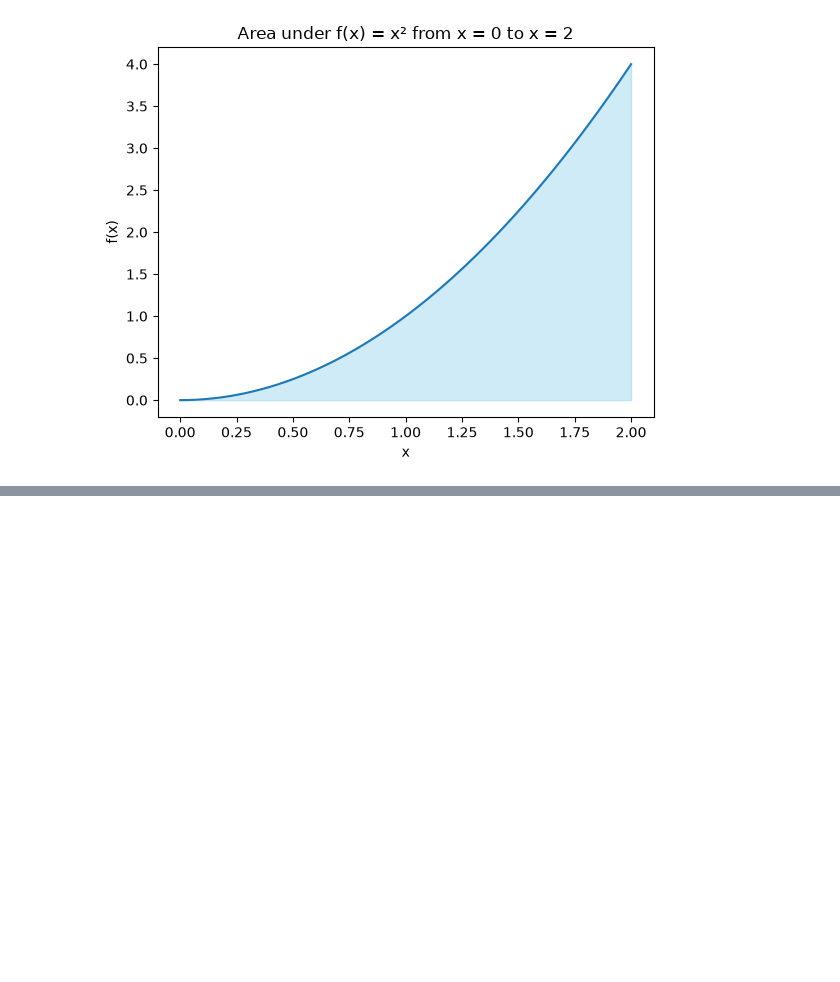
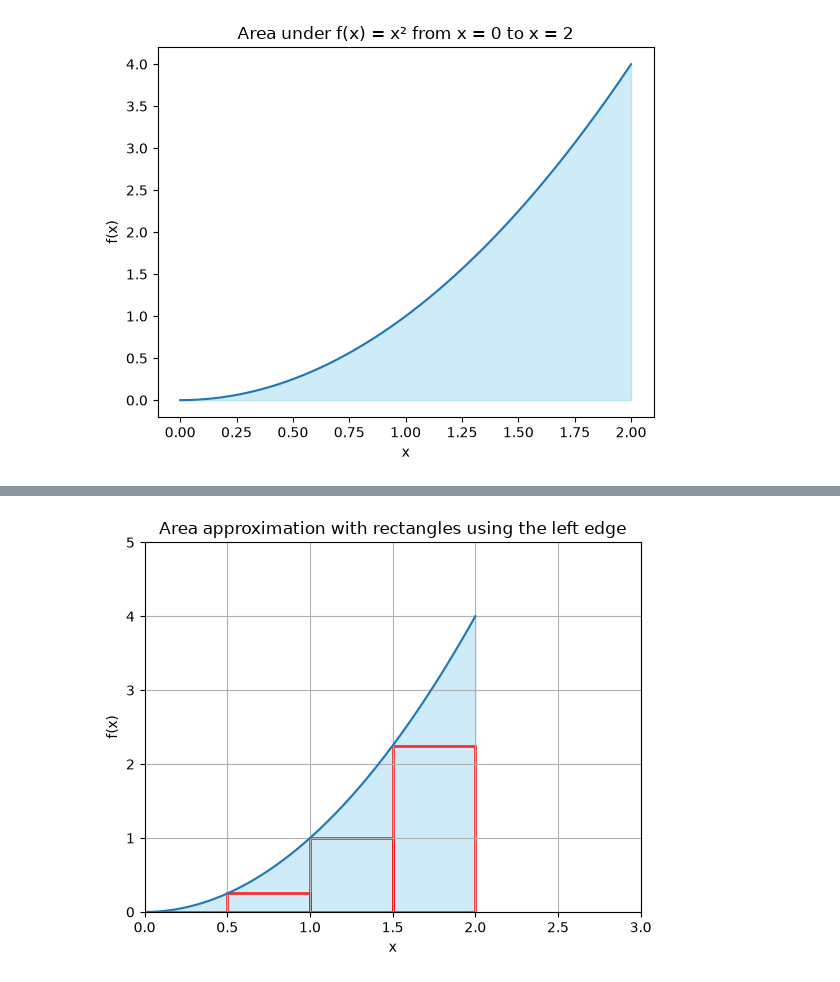
Before and after one commit to Edgybug/integrals-course-project, a Jupyter notebook: course_project.ipynb, the cells around one changed output, grey strips where cells are left out. Drawn from its saved outputs; the diff is of its cells as text; code cells hidden in the pictures; blank space fills up the shorter version.

Commit message:
Working on Chapter 2, adding visualisations and custom functions for drawinig rectangles

```diff
--- a/course_project.ipynb
+++ b/course_project.ipynb
@@ -90,0 +119,23 @@ But this chapter should be relatively short.
+# %%
+
+x = np.linspace(0, 2, 1000)
+y = x**2
+
+plt.plot(x, y)
+plt.fill_between(x, y, color="skyblue", alpha=0.4)
+
+draw_rect(plt.gca(),'r', 0, 0, 0.5, 0)
+draw_rect(plt.gca(),'r', 0.5, 0, 0.5, 0.25)
+draw_rect(plt.gca(),'r', 1, 0, 0.5, 1)
+draw_rect(plt.gca(),'r', 1.5, 0, 0.5, 2.25)
+
+plt.xlim(0, 3)
+plt.ylim(0, 5)
+
+plt.grid(True)
+plt.xlabel("x")
+plt.ylabel("f(x)")
+plt.title("Area approximation with rectangles using the left edge")
+plt.show()
+# %% [output]
+[figure, added]
```
Also changed, not shown: parts of 14 cells of this notebook, 1 other file.
